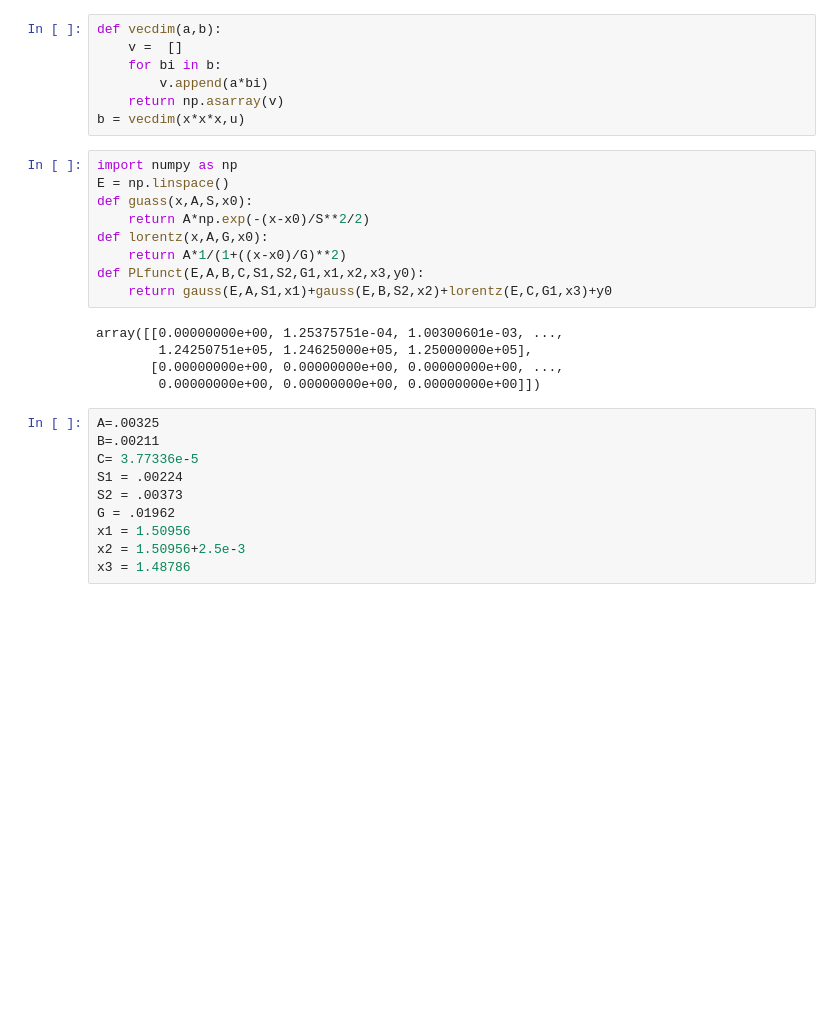
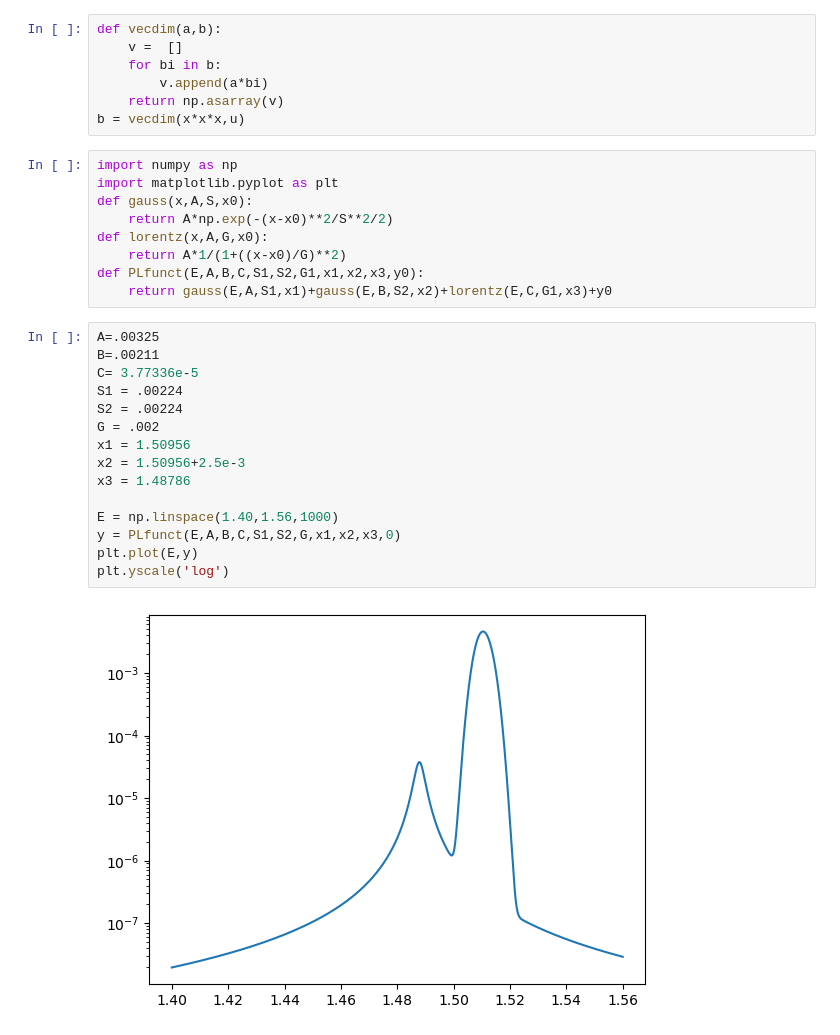
Before and after one commit to MTLphys/FittingFunctions, a Jupyter notebook: Fitfunction.ipynb, the cells around one changed output. Saved outputs shown, nothing was run; the diff lists cells and outputs as text; blank space fills up the shorter version.

```diff
--- a/Fitfunction.ipynb
+++ b/Fitfunction.ipynb
@@ -490,25 +490,27 @@ def vecdim(a,b):
 b = vecdim(x*x*x,u)
 # %%
 import numpy as np
-E = np.linspace()
-def guass(x,A,S,x0):
-    return A*np.exp(-(x-x0)/S**2/2)
+import matplotlib.pyplot as plt
+def gauss(x,A,S,x0):
+    return A*np.exp(-(x-x0)**2/S**2/2)
 def lorentz(x,A,G,x0):
     return A*1/(1+((x-x0)/G)**2)
 def PLfunct(E,A,B,C,S1,S2,G1,x1,x2,x3,y0):
     return gauss(E,A,S1,x1)+gauss(E,B,S2,x2)+lorentz(E,C,G1,x3)+y0
-# %% [output]
-array([[0.00000000e+00, 1.25375751e-04, 1.00300601e-03, ...,
-        1.24250751e+05, 1.24625000e+05, 1.25000000e+05],
-       [0.00000000e+00, 0.00000000e+00, 0.00000000e+00, ...,
-        0.00000000e+00, 0.00000000e+00, 0.00000000e+00]])
 # %%
 A=.00325
 B=.00211
 C= 3.77336e-5
 S1 = .00224
-S2 = .00373
-G = .01962
+S2 = .00224
+G = .002
 x1 = 1.50956
 x2 = 1.50956+2.5e-3
 x3 = 1.48786
+
+E = np.linspace(1.40,1.56,1000)
+y = PLfunct(E,A,B,C,S1,S2,G,x1,x2,x3,0)
+plt.plot(E,y)
+plt.yscale('log')
+# %% [output]
+[figure, added]
```
